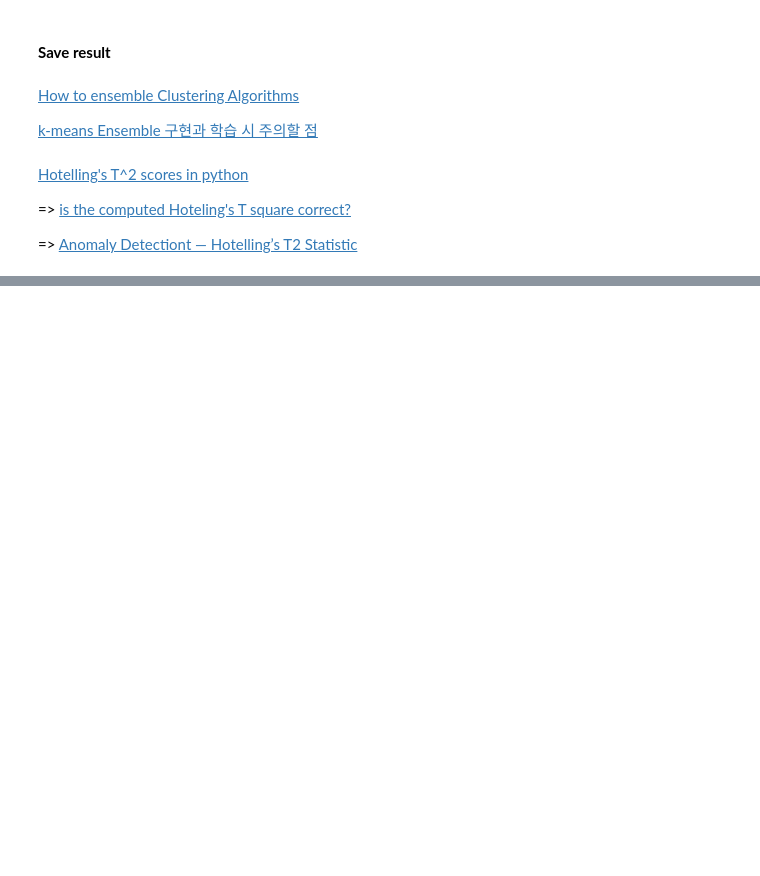
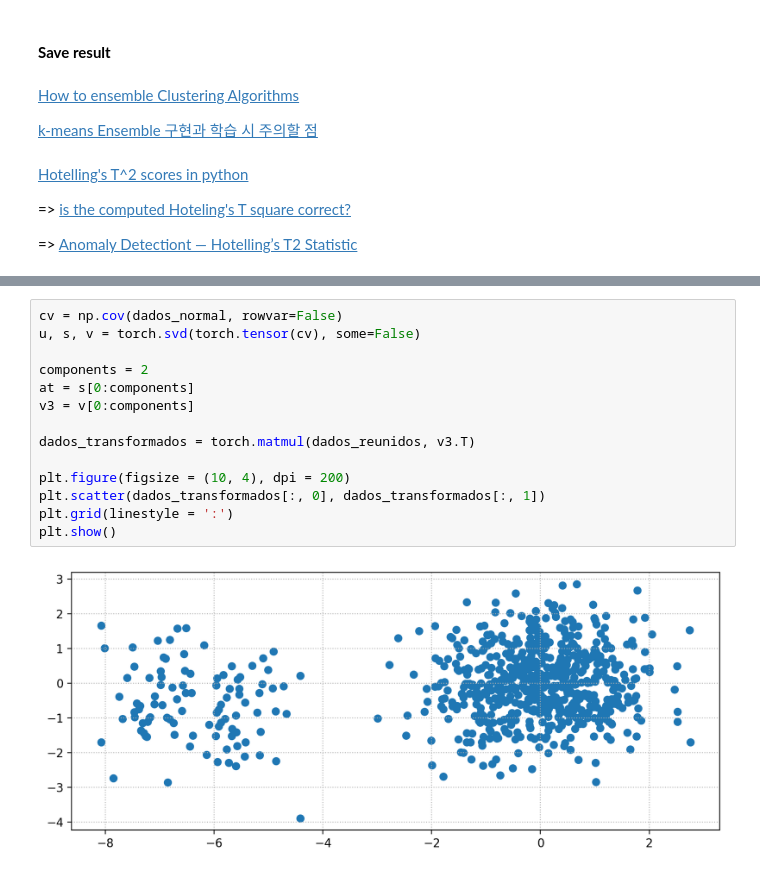
Before and after one commit to seungsab/Robust_Outlier_detection, a Jupyter notebook: 20230712_인천항_데이터_항만인프라/Step1_Expoloratory_Data_Analysis_Incheon_porTinfra.ipynb, the cells around one changed output, grey strips where cells are left out. Cells and saved outputs as stored; diff of their text form; blank space fills up the shorter version.

```diff
--- a/20230712_인천항_데이터_항만인프라/Step1_Expoloratory_Data_Analysis_Incheon_porTinfra.ipynb
+++ b/20230712_인천항_데이터_항만인프라/Step1_Expoloratory_Data_Analysis_Incheon_porTinfra.ipynb
@@ -276,0 +288,16 @@ hotelling_t2s
+# %%
+cv = np.cov(dados_normal, rowvar=False)
+u, s, v = torch.svd(torch.tensor(cv), some=False)
+
+components = 2
+at = s[0:components]
+v3 = v[0:components]
+
+dados_transformados = torch.matmul(dados_reunidos, v3.T)
+
+plt.figure(figsize = (10, 4), dpi = 200)
+plt.scatter(dados_transformados[:, 0], dados_transformados[:, 1])
+plt.grid(linestyle = ':')
+plt.show()
+# %% [output]
+[figure, added]
```
Also changed, not shown: parts of 20 cells of this notebook.
